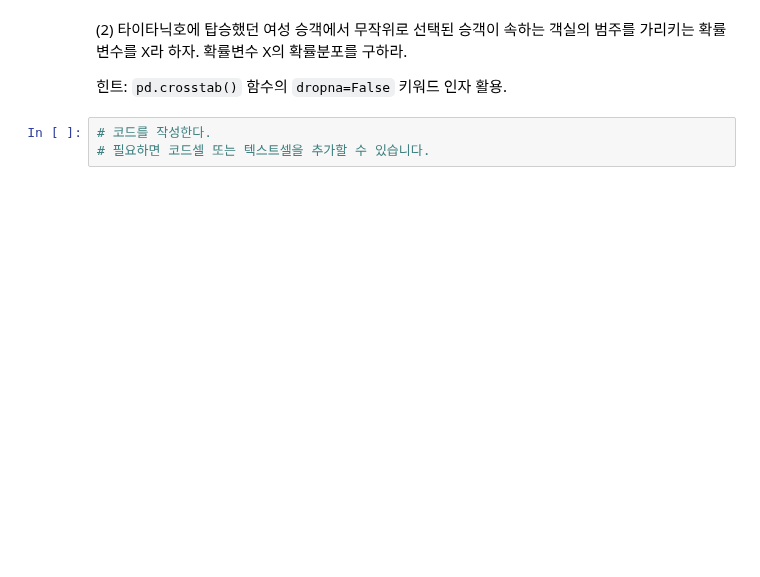
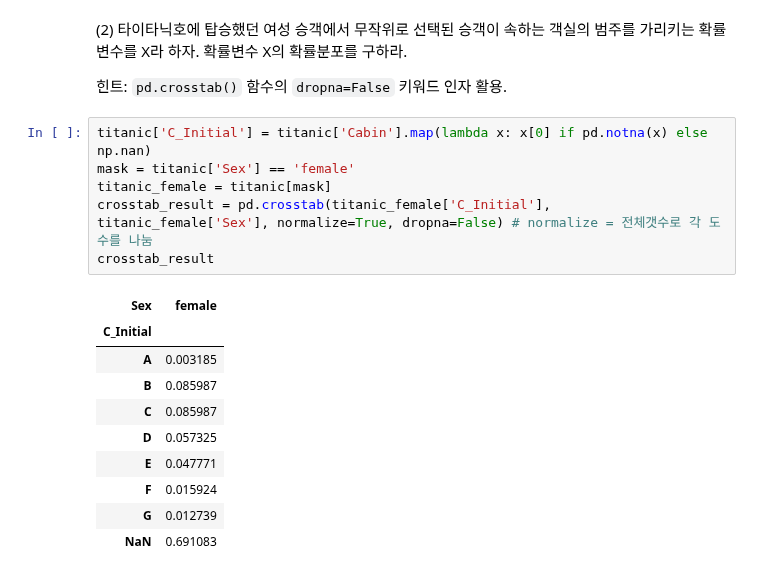
Before and after one commit to Sooyaaas/TEST, a Jupyter notebook: practices/practice-probability.ipynb, the cells around one changed output. Saved outputs shown, nothing was run; the diff lists cells and outputs as text; blank space fills up the shorter version.

```diff
--- a/practices/practice-probability.ipynb
+++ b/practices/practice-probability.ipynb
@@ -806,5 +843,19 @@ c_initial
 
 힌트: `pd.crosstab()` 함수의 `dropna=False` 키워드 인자 활용.
 # %%
-# 코드를 작성한다.
-# 필요하면 코드셀 또는 텍스트셀을 추가할 수 있습니다.
+titanic['C_Initial'] = titanic['Cabin'].map(lambda x: x[0] if pd.notna(x) else np.nan)
+mask = titanic['Sex'] == 'female'
+titanic_female = titanic[mask]
+crosstab_result = pd.crosstab(titanic_female['C_Initial'], titanic_female['Sex'], normalize=True, dropna=False) # normalize = 전체갯수로 각 도수를 나눔
+crosstab_result
+# %% [output]
+| Sex | female |
+| C_Initial |  |
+| A | 0.003185 |
+| B | 0.085987 |
+| C | 0.085987 |
+| D | 0.057325 |
+| E | 0.047771 |
+| F | 0.015924 |
+| G | 0.012739 |
+| NaN | 0.691083 |
```
Also changed, not shown: parts of 5 cells of this notebook.
